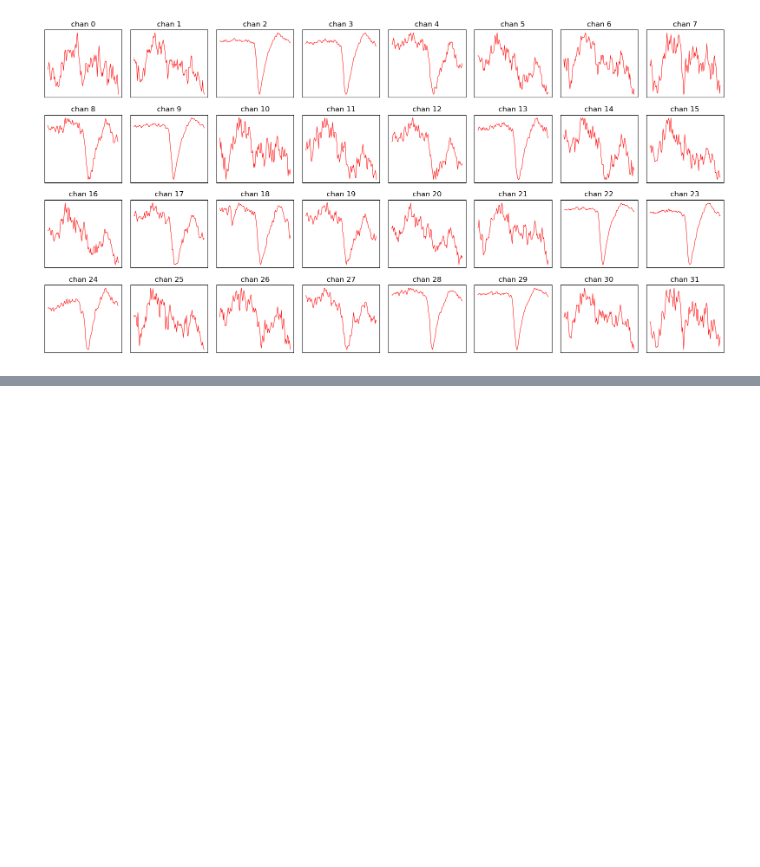
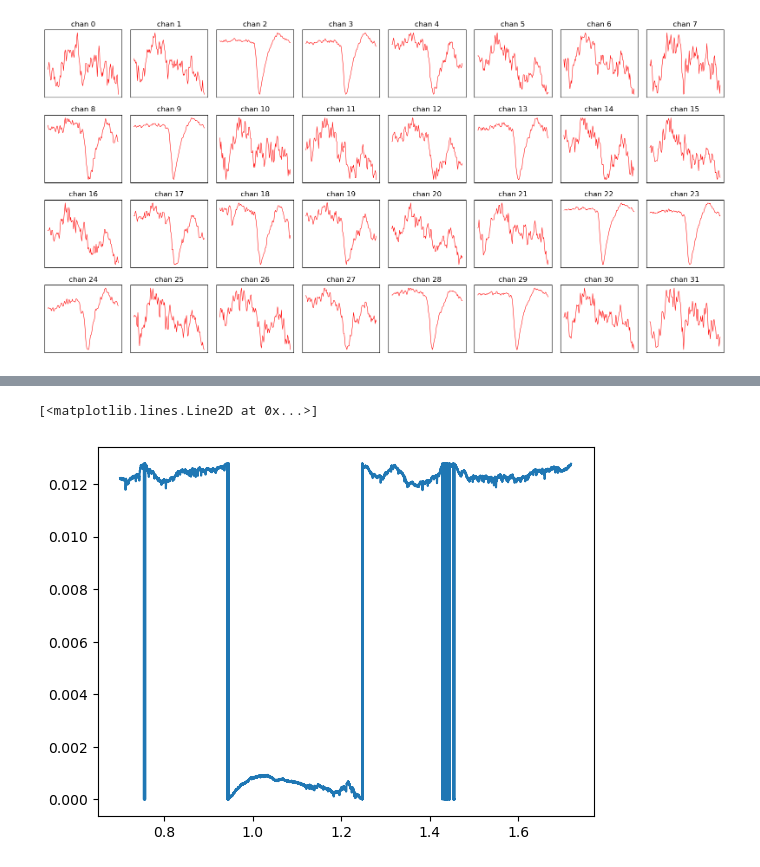
Before and after one commit to dyballa/TempoSort, a Jupyter notebook: data/2016_rat_cortex_Neto_et_al/Analysis-2014_11_13_Pair_3_0.ipynb, the cells around one changed output, grey strips where cells are left out. Cells and saved outputs as stored; diff of their text form; code cells hidden in the pictures; blank space fills up the shorter version.

```diff
--- a/data/2016_rat_cortex_Neto_et_al/Analysis-2014_11_13_Pair_3_0.ipynb
+++ b/data/2016_rat_cortex_Neto_et_al/Analysis-2014_11_13_Pair_3_0.ipynb
@@ -280,0 +284,9 @@ f.tight_layout()
+# %%
+chan = 23
+start_t = 0.70
+end_t = 1.72
+t_ixs = np.arange(round(start_t*Sampling_frequency),round(end_t*Sampling_frequency))
+plt.plot(t_ixs/Sampling_frequency, extra_Volts[chan,t_ixs])
+# %% [output]
+[<matplotlib.lines.Line2D at 0x...>]
+[figure, added]
```
Also changed, not shown: parts of 24 cells of this notebook.
